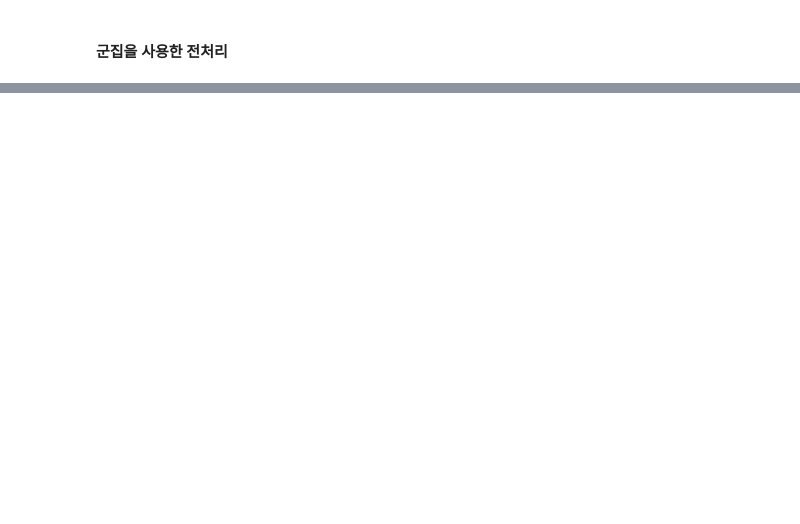
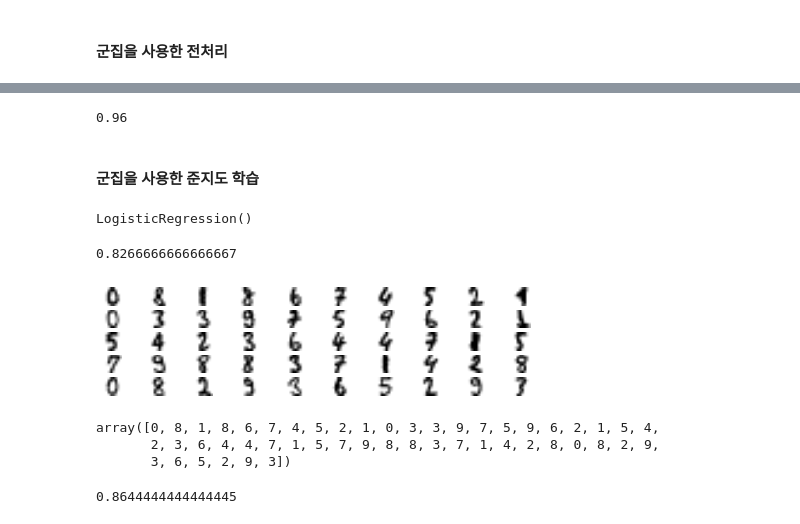
Before and after one commit to luckyspia/Statements, a Jupyter notebook: Hands_on_Machine_Learning_2nd_/ch09.Unsupervised Learning.ipynb, the cells around one changed output, grey strips where cells are left out. Cells and saved outputs as stored; diff of their text form; code cells hidden in the pictures; blank space fills up the shorter version.

```diff
--- a/Hands_on_Machine_Learning_2nd_/ch09.Unsupervised Learning.ipynb
+++ b/Hands_on_Machine_Learning_2nd_/ch09.Unsupervised Learning.ipynb
@@ -273,0 +298,8 @@ log_reg.score(X_test, y_test)
+# %%
+from sklearn.pipeline import Pipeline
+
+pipeline = Pipeline([
+    ('kmeans', KMeans(n_clusters=50)),
+    ('log_reg', LogisticRegression())
+])
+pipeline.fit(X_train, y_train)
@@ -273,0 +313,6 @@ log_reg.score(X_test, y_test)
+# %%
+from sklearn.model_selection import GridSearchCV
+
+param_grid = dict(kmeans__n_clusters=range(2, 100))
+grid_clf = GridSearchCV(pipeline, param_grid, cv=3, verbose=2)
+grid_clf.fit(X_train, y_train)
@@ -273,0 +345,38 @@ log_reg.score(X_test, y_test)
+# %%
+grid_clf.score(X_test, y_test)
+# %% [output]
+0.96
+# %% [markdown]
+#### 군집을 사용한 준지도 학습
+# %%
+n_labeled = 50
+log_reg = LogisticRegression()
+log_reg.fit(X_train[:n_labeled], y_train[:n_labeled])
+# %% [output]
+LogisticRegression()
+# %%
+log_reg.score(X_test, y_test)
+# %% [output]
+0.8266666666666667
+# %%
+k = 50
+kmeans = KMeans(n_clusters=k)
+X_digits_dist = kmeans.fit_transform(X_train)
+representative_digit_idx = np.argmin(X_digits_dist, axis=0)
+X_representative_digits = X_train[representative_digit_idx]
+# %%
+# 대표 이미지를 출력하고 수동으로 레이블을 매김
+plt.figure(figsize=(8, 2))
+for index, X_representative_digit in enumerate(X_representative_digits):
+    plt.subplot(k // 10, 10, index + 1)
+    plt.imshow(X_representative_digit.reshape(8, 8), cmap="binary", interpolation="bilinear")
+    plt.axis('off')
+plt.show()
+# %% [output]
+[figure, added]
+# %%
+y_train[representative_digit_idx]
+# %% [output]
+array([0, 8, 1, 8, 6, 7, 4, 5, 2, 1, 0, 3, 3, 9, 7, 5, 9, 6, 2, 1, 5, 4,
+       2, 3, 6, 4, 4, 7, 1, 5, 7, 9, 8, 8, 3, 7, 1, 4, 2, 8, 0, 8, 2, 9,
+       3, 6, 5, 2, 9, 3])
@@ -273,0 +390,6 @@ log_reg.score(X_test, y_test)
+# %%
+log_reg = LogisticRegression(multi_class="ovr", solver="lbfgs", max_iter=5000, random_state=42)
+log_reg.fit(X_representative_digits, y_representative_digits)
+log_reg.score(X_test, y_test)
+# %% [output]
+0.8644444444444445
```
Also changed, not shown: parts of 9 cells of this notebook.
